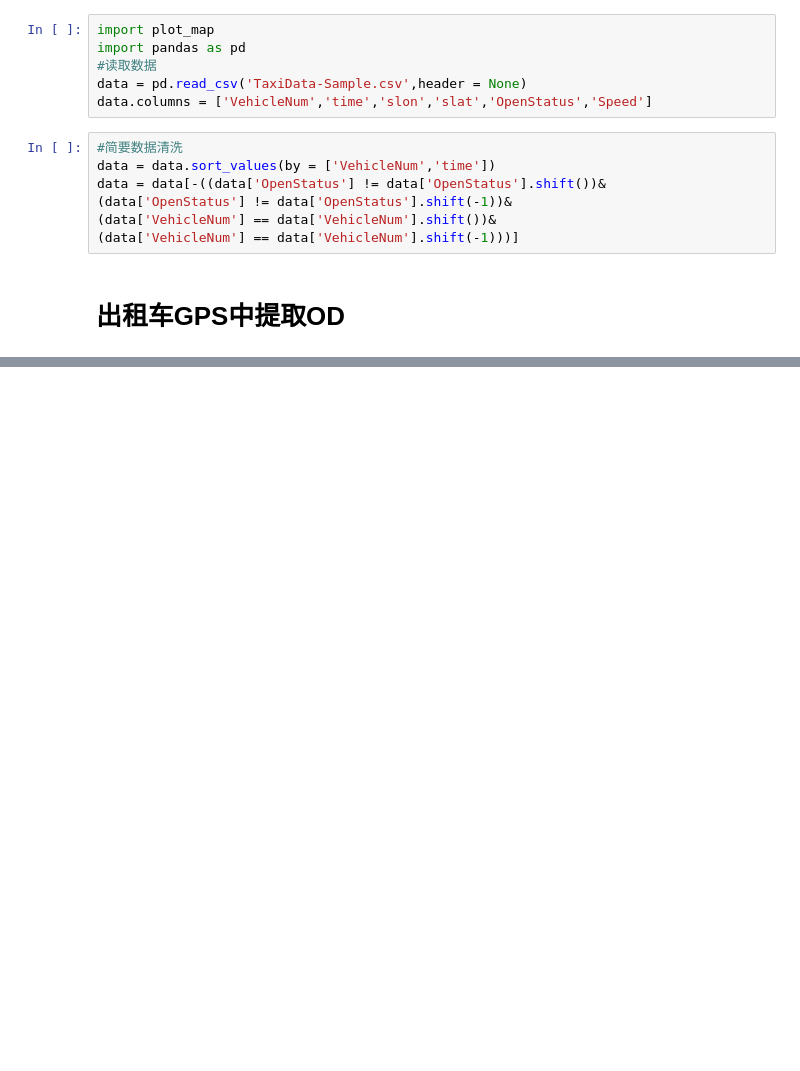
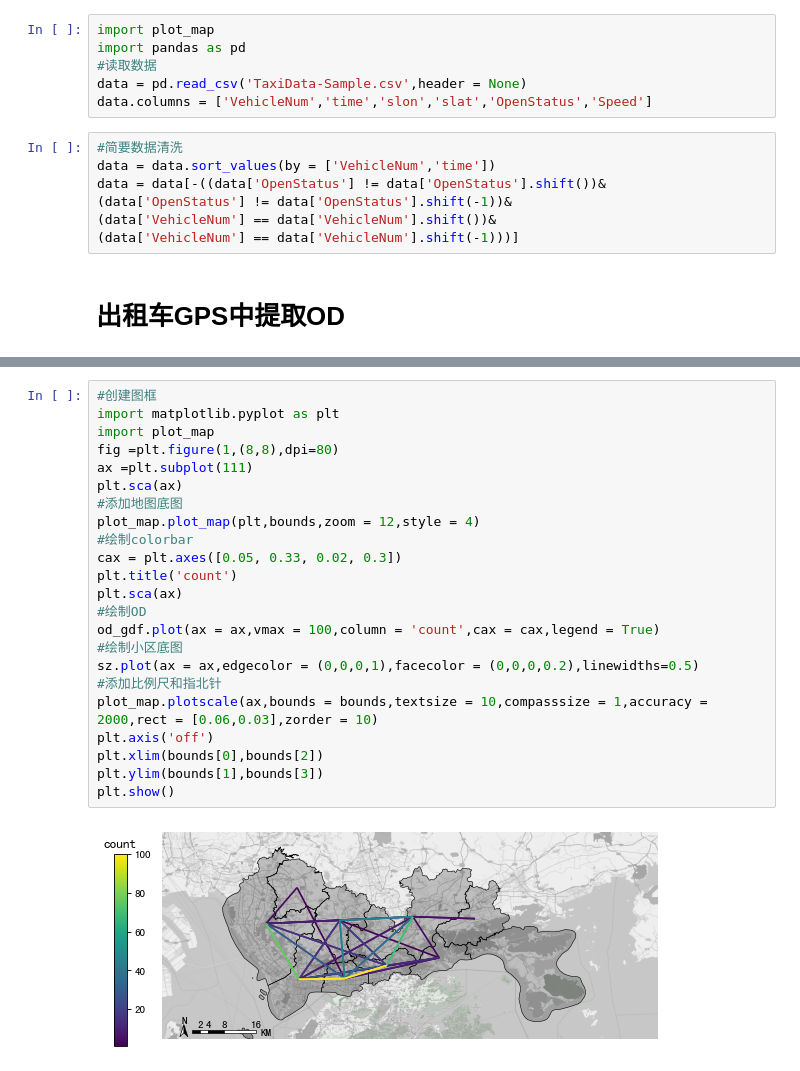
Before and after one commit to ni1o1/plot_map, a Jupyter notebook: example/example-taxiod.ipynb, the cells around one changed output, grey strips where cells are left out. Cells and saved outputs as stored; diff of their text form; blank space fills up the shorter version.

```diff
--- a/example/example-taxiod.ipynb
+++ b/example/example-taxiod.ipynb
@@ -51,0 +77,25 @@ plt.show()
+# %%
+#创建图框
+import matplotlib.pyplot as plt
+import plot_map
+fig =plt.figure(1,(8,8),dpi=80)
+ax =plt.subplot(111)
+plt.sca(ax)
+#添加地图底图
+plot_map.plot_map(plt,bounds,zoom = 12,style = 4)
+#绘制colorbar
+cax = plt.axes([0.05, 0.33, 0.02, 0.3])
+plt.title('count')
+plt.sca(ax)
+#绘制OD
+od_gdf.plot(ax = ax,vmax = 100,column = 'count',cax = cax,legend = True)
+#绘制小区底图
+sz.plot(ax = ax,edgecolor = (0,0,0,1),facecolor = (0,0,0,0.2),linewidths=0.5)
+#添加比例尺和指北针
+plot_map.plotscale(ax,bounds = bounds,textsize = 10,compasssize = 1,accuracy = 2000,rect = [0.06,0.03],zorder = 10)
+plt.axis('off')
+plt.xlim(bounds[0],bounds[2])
+plt.ylim(bounds[1],bounds[3])
+plt.show()
+# %% [output]
+[figure, added]
```
Also changed, not shown: parts of 8 cells of this notebook, 11 other files.
